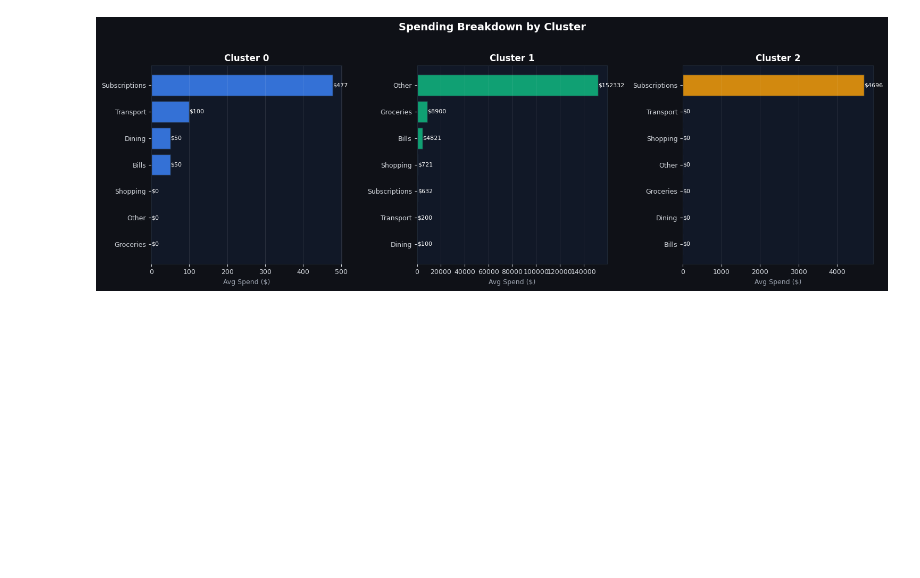
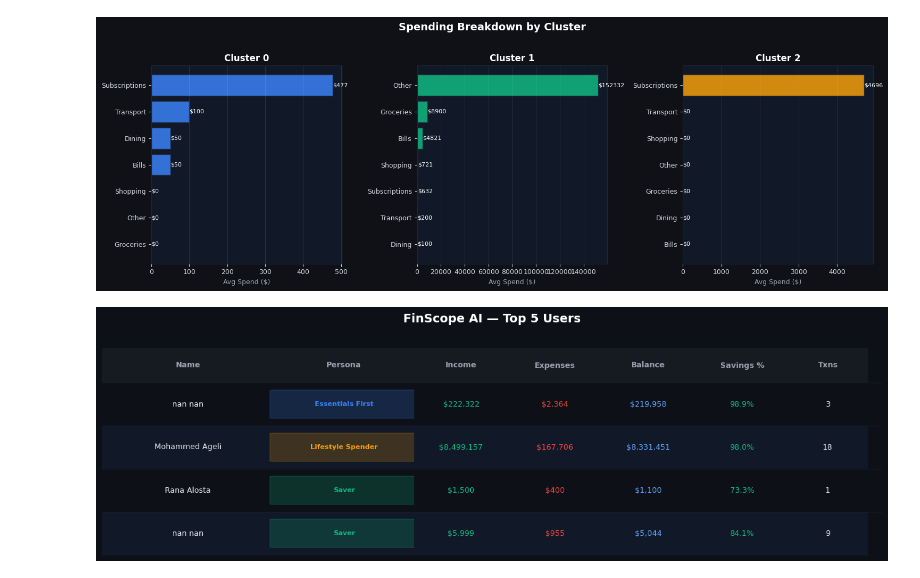
Before and after one commit to moeageli22/FinScope-Ai, a Jupyter notebook: ai-service/notebooks/FinscopeAI.ipynb, the cells around one changed output. Drawn from its saved outputs; the diff is of its cells as text; code cells hidden in the pictures; blank space fills up the shorter version.

Commit message:
compact top-5 user spending table with persona clustering

```diff
--- a/ai-service/notebooks/FinscopeAI.ipynb
+++ b/ai-service/notebooks/FinscopeAI.ipynb
@@ -320,3 +320,91 @@ plt.tight_layout()
 plt.show()
 # %% [output]
 [figure]
+# %%
+from matplotlib.patches import FancyBboxPatch
+
+BG     = "#0d1117"
+HDR_BG = "#161b22"
+ROW_A  = "#0d1117"
+ROW_B  = "#111827"
+PERSONA_COLORS = {
+    "Saver":             "#10b981",
+    "Lifestyle Spender": "#f59e0b",
+    "Essentials First":  "#3b82f6",
+}
+
+df_5 = df_display.head(5).reset_index(drop=True)
+
+col_labels = ["Name", "Persona", "Income", "Expenses", "Balance", "Savings %", "Txns"]
+n_rows     = len(df_5)
+
+fig, ax = plt.subplots(figsize=(13, 4))
+fig.patch.set_facecolor(BG)
+ax.set_facecolor(BG)
+ax.axis("off")
+
+fig.suptitle("FinScope AI — Top 5 Users", fontsize=14,
+             fontweight="bold", color="white", y=1.02)
+
+col_widths = [0.22, 0.18, 0.12, 0.12, 0.12, 0.12, 0.10]
+
+# Header
+x = 0
+for label, cw in zip(col_labels, col_widths):
+    ax.add_patch(plt.Rectangle((x, n_rows), cw, 0.8, color=HDR_BG, clip_on=False))
+    ax.text(x + cw/2, n_rows + 0.4, label, ha="center", va="center",
+            fontsize=9, fontweight="bold", color="#9ca3af")
+    x += cw
+
+# Rows
+for i, row in df_5.iterrows():
+    y  = n_rows - i - 1
+    bg = ROW_A if i % 2 == 0 else ROW_B
+    x  = 0
+    values = [
+        str(row["name"]),
+        str(row["persona"]),
+        "${:,.0f}".format(row["total_income"]),
+        "${:,.0f}".format(row["total_expenses"]),
+        "${:,.0f}".format(row["balance"]),
+        "{:.1f}%".format(row["savings_rate"] * 100),
+        str(int(row["txn_count"])),
+    ]
+
+    for j, (val, cw) in enumerate(zip(values, col_widths)):
+        ax.add_patch(plt.Rectangle((x, y), cw, 1, color=bg, clip_on=False))
+
+        if j == 1:
+            pc = PERSONA_COLORS.get(val, "#6b7280")
+            ax.add_patch(FancyBboxPatch(
+                (x + 0.005, y + 0.18), cw - 0.01, 0.64,
+                boxstyle="round,pad=0.01", color=pc + "33", clip_on=False))
+            ax.text(x + cw/2, y + 0.5, val, ha="center", va="center",
+                    fontsize=8, fontweight="bold", color=pc)
+        else:
+            fc = "#e5e7eb"
+            if j == 2: fc = "#10b981"
+            if j == 3: fc = "#ef4444"
+            if j == 4: fc = "#60a5fa"
+            if j == 5:
+                pct = row["savings_rate"] * 100
+                fc  = "#10b981" if pct >= 20 else "#f59e0b" if pct >= 10 else "#ef4444"
+            ax.text(x + cw/2, y + 0.5, val, ha="center", va="center",
+                    fontsize=9, color=fc)
+        x += cw
+
+# Dividers
+for i in range(n_rows + 1):
+    ax.axhline(n_rows - i, color="#1f2937", linewidth=0.5)
+
+ax.set_xlim(0, 1)
+ax.set_ylim(0, n_rows + 0.8)
+plt.tight_layout()
+plt.savefig("finscope_top5.png", dpi=180, bbox_inches="tight",
+            facecolor=BG, edgecolor="none")
+plt.show()
+print("Saved: finscope_top5.png")
+
+# git commit -m "feat(ml): compact top-5 user spending table with persona clustering"
+# %% [output]
+[figure, added]
```
Also changed, not shown: parts of 1 cell of this notebook.
